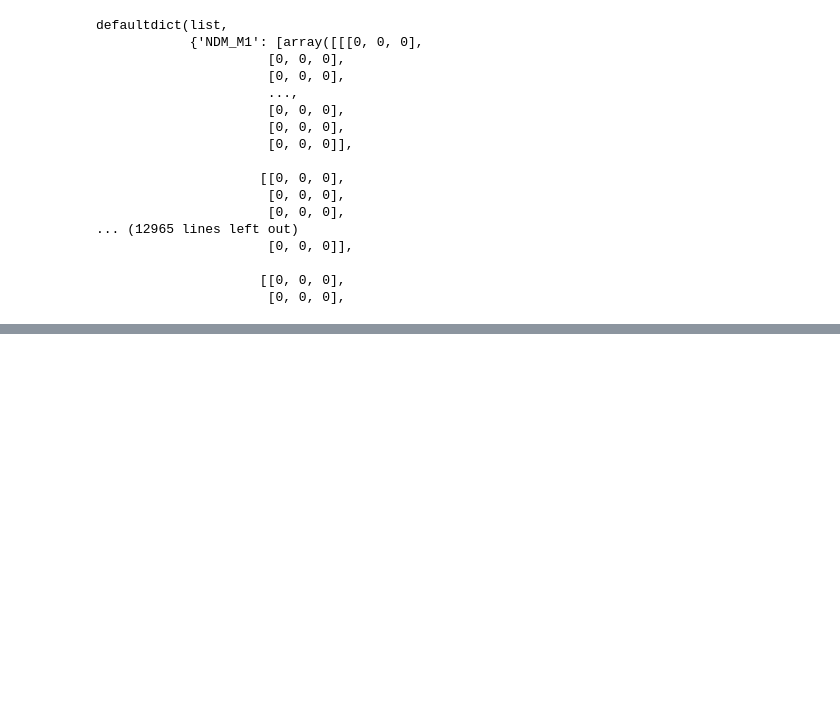
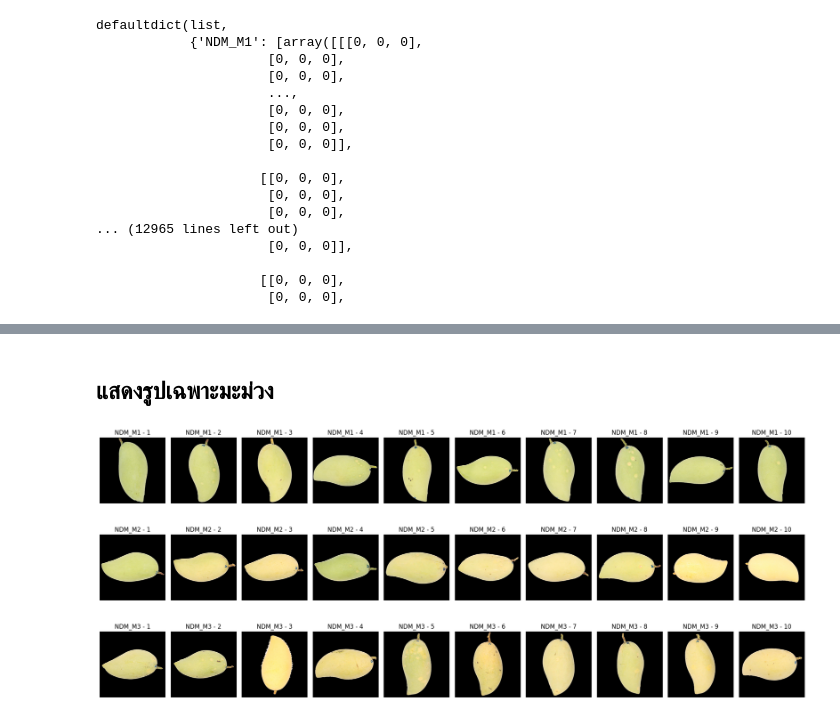
Before and after one commit to nemoirisgurl/mango-detect, a Jupyter notebook: preprocessing/03_get_defect_mask.ipynb, the cells around one changed output, grey strips where cells are left out. Saved outputs shown, nothing was run; the diff lists cells and outputs as text; code cells hidden in the pictures; blank space fills up the shorter version.

```diff
--- a/preprocessing/03_get_defect_mask.ipynb
+++ b/preprocessing/03_get_defect_mask.ipynb
@@ -114,3 +114,19 @@ defaultdict(list,
 
                      [[0, 0, 0],
                       [0, 0, 0],
+# %%
+rng = random.Random(RANDOM_SEED)
+sampled_masked = {}
+for grade in sorted(masked_by_grade):
+    grade_images = masked_by_grade[grade]
+    if len(grade_images) < SAMPLES_PER_GRADE:
+        raise ValueError(
+            f"เกรด {grade} มีรูปเพียง {len(grade_images)} รูป "
+            f"ไม่ถึง {SAMPLES_PER_GRADE} รูป"
+        )
+    sampled_masked[grade] = rng.sample(grade_images, SAMPLES_PER_GRADE)
+
+for grade, image_paths in sampled_masked.items():
+    print(f"{grade}: {len(image_paths)} รูป")
+
+sampled_masked
@@ -116,0 +154,16 @@ defaultdict(list,
+# %% [markdown]
+## แสดงรูปเฉพาะมะม่วง
+# %%
+for grade, image_paths in sampled_masked.items():
+    fig, ax = plt.subplots(1, SAMPLES_PER_GRADE, figsize=(20, 5))
+    for i, image_path in enumerate(image_paths):
+        ax[i].imshow(image_path)
+        ax[i].axis("off")
+        ax[i].set_title(f"{grade} - {i+1}")
+
+    plt.tight_layout()
+    plt.show()
+# %% [output]
+[figure, added]
+[figure, added]
+[figure, added]
```
Also changed, not shown: parts of 6 cells of this notebook, 1 other file.
